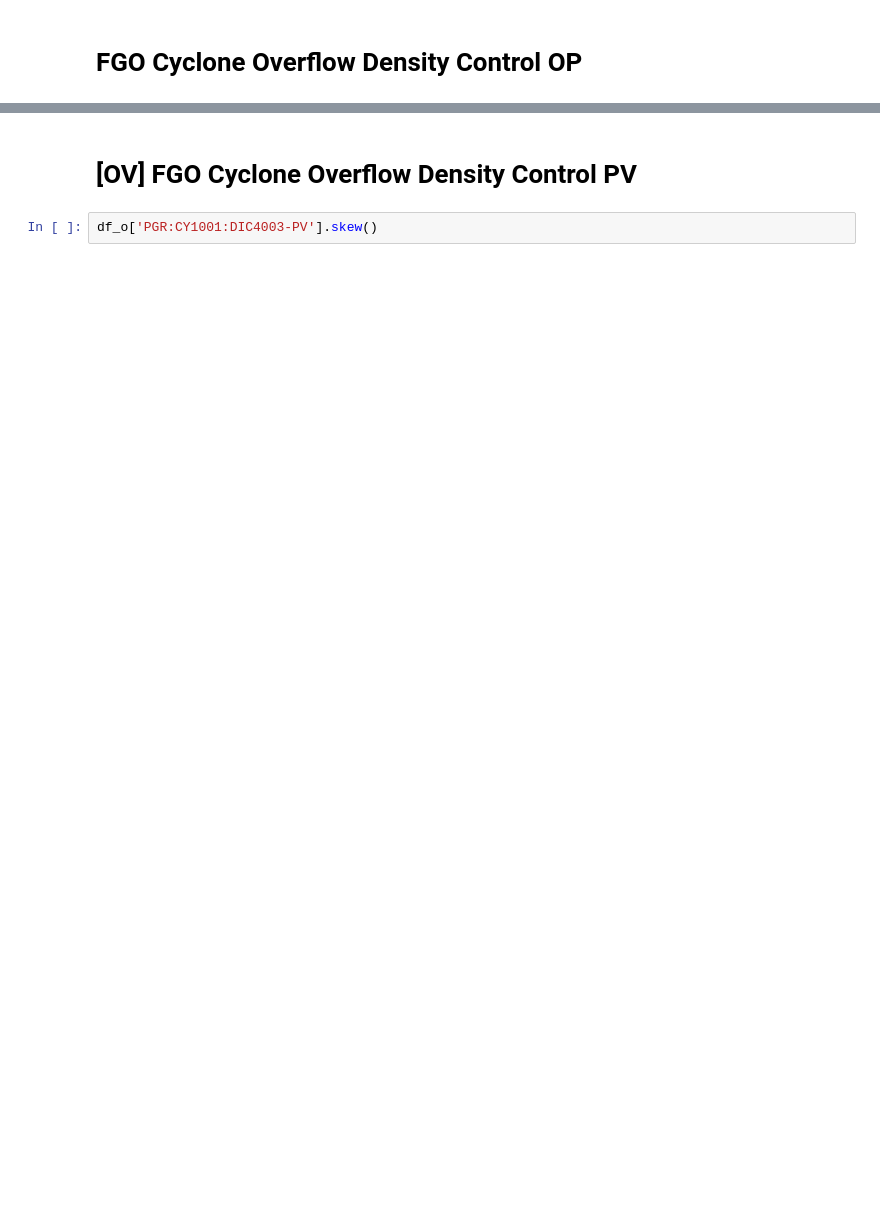
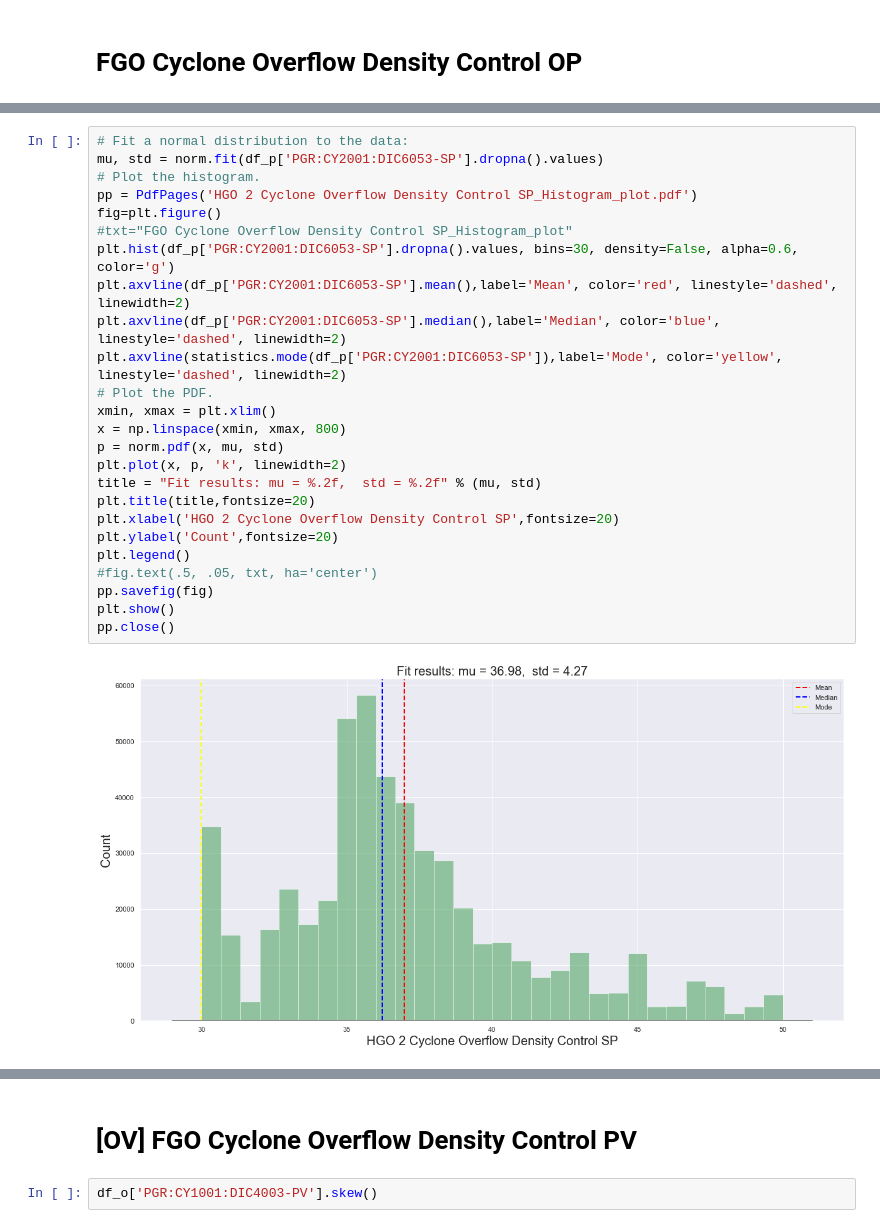
Before and after one commit to Odinson9/Univariate-Data-Analysis, a Jupyter notebook: Work_In_Progress.ipynb, the cells around one changed output, grey strips where cells are left out. Drawn from its saved outputs; the diff is of its cells as text; blank space fills up the shorter version.

```diff
--- a/Work_In_Progress.ipynb
+++ b/Work_In_Progress.ipynb
@@ -195,2 +95,29 @@ No handles with labels found to put in legend.
+# %%
+# Fit a normal distribution to the data:
+mu, std = norm.fit(df_p['PGR:CY2001:DIC6053-SP'].dropna().values)
+# Plot the histogram.
+pp = PdfPages('HGO 2 Cyclone Overflow Density Control SP_Histogram_plot.pdf')
+fig=plt.figure()
+#txt="FGO Cyclone Overflow Density Control SP_Histogram_plot"
+plt.hist(df_p['PGR:CY2001:DIC6053-SP'].dropna().values, bins=30, density=False, alpha=0.6, color='g')
+plt.axvline(df_p['PGR:CY2001:DIC6053-SP'].mean(),label='Mean', color='red', linestyle='dashed', linewidth=2)
+plt.axvline(df_p['PGR:CY2001:DIC6053-SP'].median(),label='Median', color='blue', linestyle='dashed', linewidth=2)
+plt.axvline(statistics.mode(df_p['PGR:CY2001:DIC6053-SP']),label='Mode', color='yellow', linestyle='dashed', linewidth=2)
+# Plot the PDF.
+xmin, xmax = plt.xlim()
+x = np.linspace(xmin, xmax, 800)
+p = norm.pdf(x, mu, std)
+plt.plot(x, p, 'k', linewidth=2)
+title = "Fit results: mu = %.2f,  std = %.2f" % (mu, std)
+plt.title(title,fontsize=20)
+plt.xlabel('HGO 2 Cyclone Overflow Density Control SP',fontsize=20)
+plt.ylabel('Count',fontsize=20)
+plt.legend()
+#fig.text(.5, .05, txt, ha='center')
+pp.savefig(fig)
+plt.show()
+pp.close()
+# %% [output]
+[figure, added]
 # %%
 # Fit a normal distribution to the data:
```
Also changed, not shown: parts of 127 cells of this notebook.
